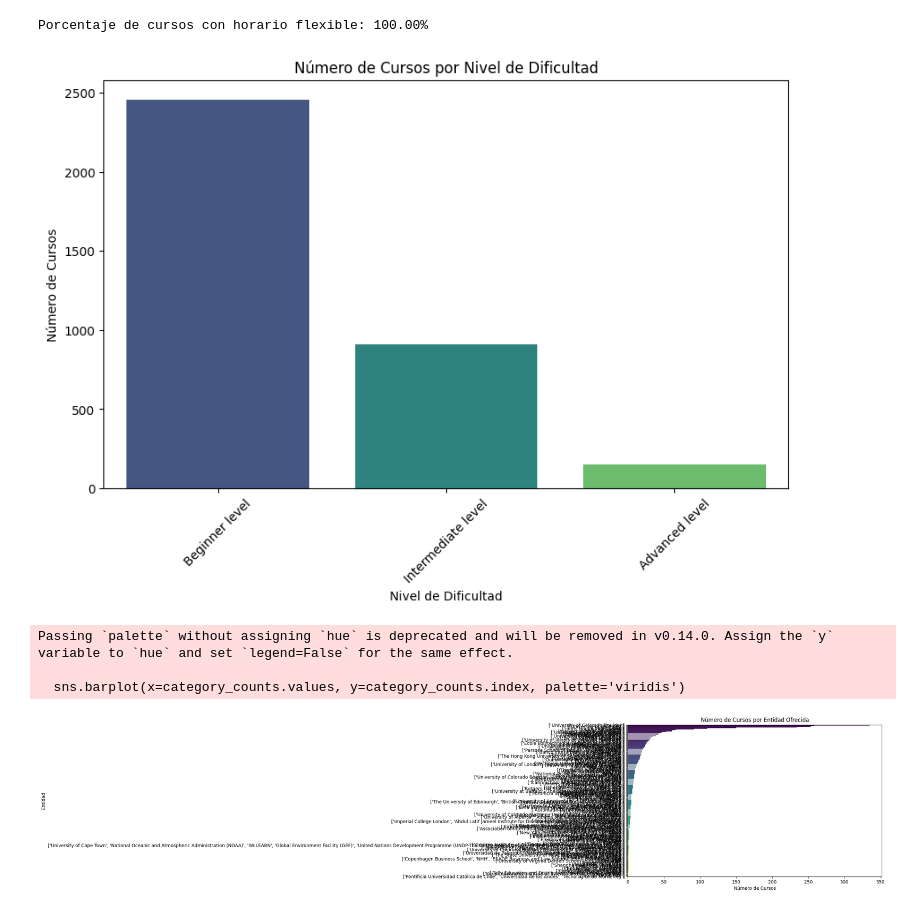
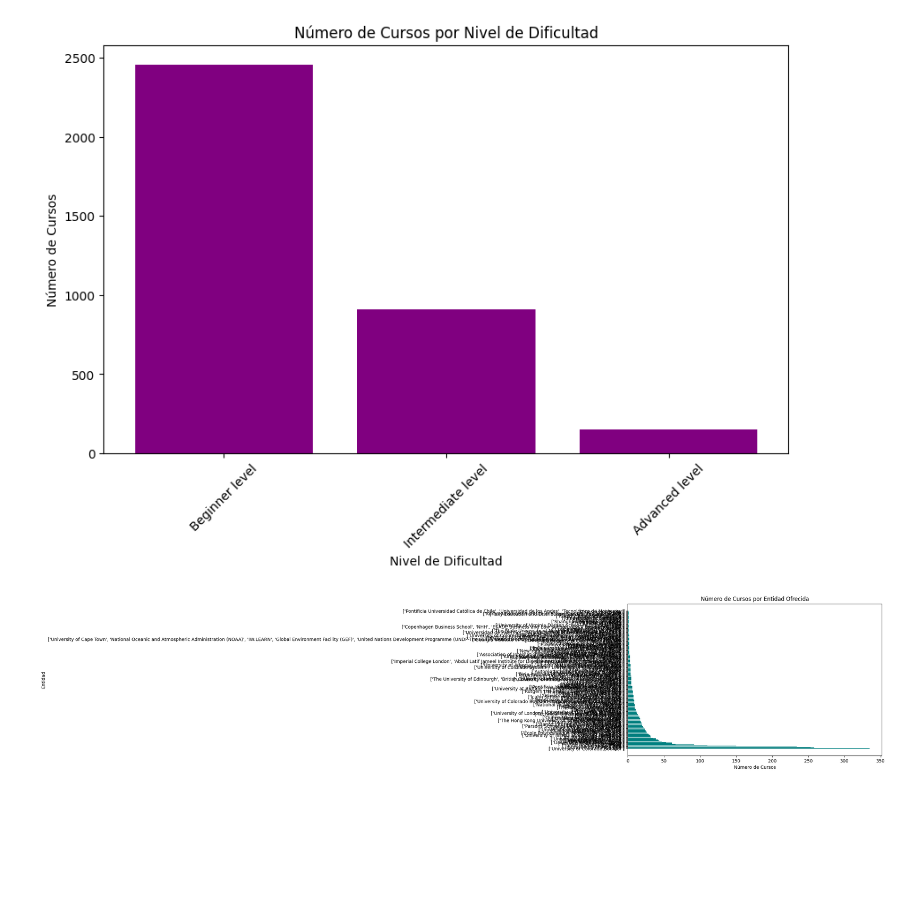
Before and after one commit to Angelgt3/SS2_Practicas_201901055, a Jupyter notebook: Practica 2/Practica2.ipynb, the cells around one changed output. Cells and saved outputs as stored; diff of their text form; code cells hidden in the pictures; blank space fills up the shorter version.

```diff
--- a/Practica 2/Practica2.ipynb
+++ b/Practica 2/Practica2.ipynb
@@ -92,34 +73,42 @@ Name: 1574, dtype: object
 # Calcular el porcentaje de cursos con horario flexible
 flexible_courses = csv_data[csv_data['Schedule'] == 'Flexible schedule']
 flexible_percentage = (len(flexible_courses) / len(csv_data)) * 100
-print(f"Porcentaje de cursos con horario flexible: {flexible_percentage:.2f}%")
+#print(f"Porcentaje de cursos con horario flexible: {flexible_percentage:.2f}%")
-# %% [output]
-Porcentaje de cursos con horario flexible: 100.00%
 # %%
 # Gráfica de barras que muestra el número de cursos en cada nivel de dificultad
+level_counts = csv_data['Level'].value_counts()
 plt.figure(figsize=(10, 6))
-sns.countplot(data=csv_data, x='Level', palette='viridis', hue='Level', legend=False)
+plt.bar(level_counts.index, level_counts.values, color='purple')
 plt.title('Número de Cursos por Nivel de Dificultad')
 plt.xlabel('Nivel de Dificultad')
 plt.ylabel('Número de Cursos')
 plt.xticks(rotation=45)
+
+
+output_dir = './Resultados/'
+plt.savefig(os.path.join(output_dir, 'numero_cursos_nivel_dificultad.png'))
 plt.show()
+plt.close()
 # %% [output]
-[figure, old version]
+[figure, new version]
 # %%
 # Gráfica de barras horizontal que muestra el número de cursos en las principales categorías
+category_counts = csv_data['Offered By'].value_counts()
+
+# Crear la gráfica de barras horizontal
 plt.figure(figsize=(10, 6))
-category_counts = csv_data['Offered By'].value_counts()
-sns.barplot(x=category_counts.values, y=category_counts.index, palette='viridis')
+plt.barh(category_counts.index, category_counts.values, color='teal')
 plt.title('Número de Cursos por Entidad Ofrecida')
 plt.xlabel('Número de Cursos')
 plt.ylabel('Entidad')
+plt.tight_layout()
+
+
+plt.savefig(os.path.join(output_dir, 'numero_cursos_entidad_ofrecida.png'))
 plt.show()
+plt.close()
 # %% [output]
-Passing `palette` without assigning `hue` is deprecated and will be removed in v0.14.0. Assign the `y` variable to `hue` and set `legend=False` for the same effect.
-
-  sns.barplot(x=category_counts.values, y=category_counts.index, palette='viridis')
-[figure, old version]
+[figure, new version]
 # %%
 # Tokenización
 tokens = word_tokenize(text_data)
```
Also changed, not shown: parts of 14 cells of this notebook.
